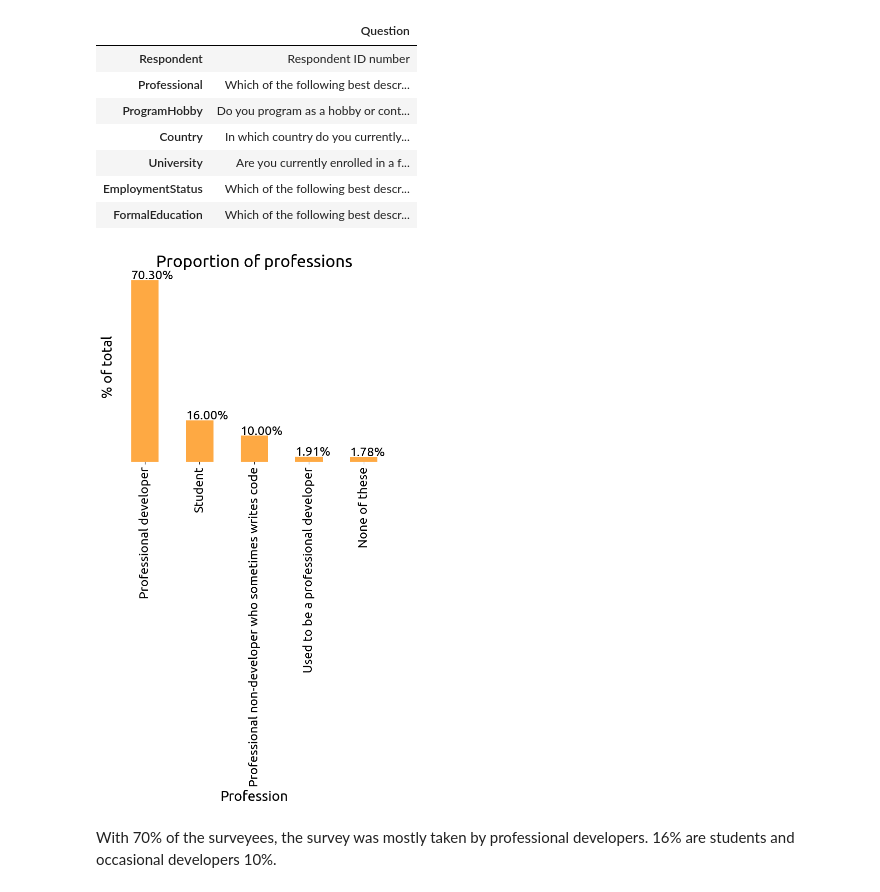
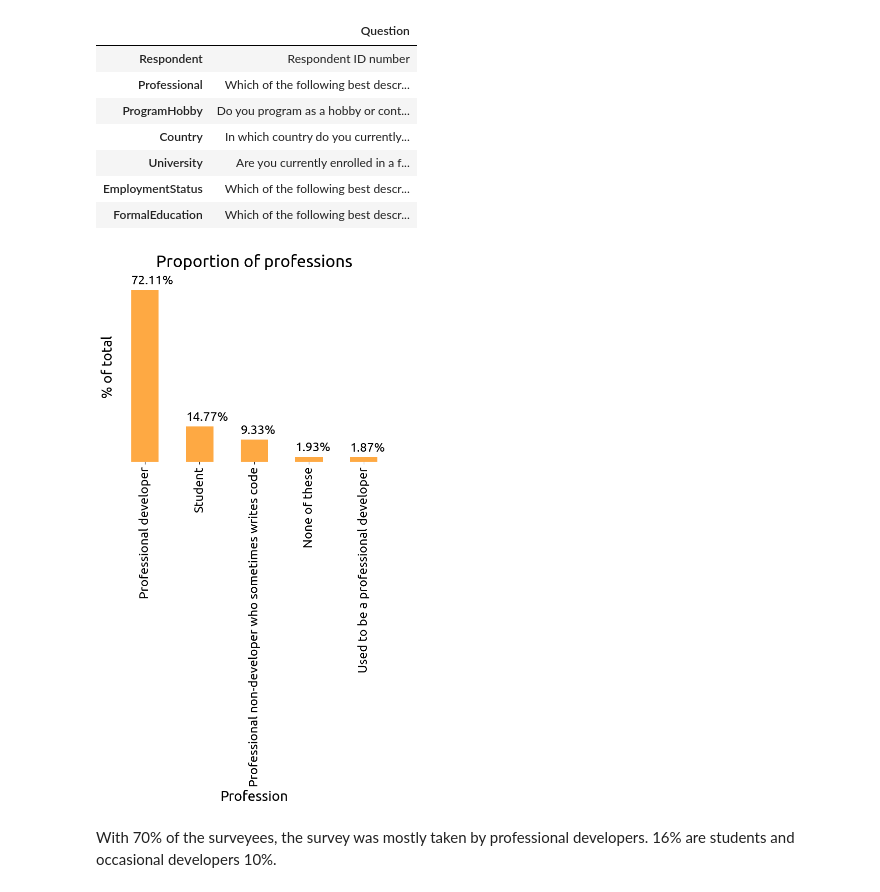
Before and after one commit to liorgefen86/dsnd, a Jupyter notebook: stackoverflow_survey/Survey - 2017.ipynb, the cells around one changed output. Saved outputs shown, nothing was run; the diff lists cells and outputs as text; code cells hidden in the pictures.

```diff
--- a/stackoverflow_survey/Survey - 2017.ipynb
+++ b/stackoverflow_survey/Survey - 2017.ipynb
@@ -49,8 +52,10 @@ def get_data(urls, file_names, overwrite=False):
 # %%
 get_data([SCHEMA, DATA], FILES, overwrite=False)
 # %%
-schema = pd.read_csv(FILES[0])
-survey = pd.read_csv(FILES[1])
+#schema = pd.read_csv(FILES[0])
+#survey = pd.read_csv(FILES[1])
+schema = pd.read_csv('survey_results_schema.csv')
+survey = pd.read_csv('survey_results_public.csv')
 # %% [markdown]
 # Analysing the DATA
 # %%
@@ -94,6 +97,6 @@ Index(['MajorUndergrad', 'HomeRemote', 'CompanySize', 'CompanyType',
 # %%
 # We will create a reduced size dataset to play with
-reduced_survey = survey.loc[:, ~survey.columns.isin(columns_with_most_na)]
+reduced_survey = survey.loc[:, survey.columns.isin(columns_wo_na)]
 # %%
 reduced_survey.head()
 # %% [output]
@@ -146,16 +149,17 @@ rc('figure', **figure)
 # %%
 pro_count = reduced_survey['Professional'].value_counts() / nr
 pro_count.plot(kind='bar', color='#FEA943')
 ax = plt.gca()
 ax.set_title('Proportion of professions')
 ax.set_xlabel('Profession')
 ax.set_ylabel('% of total')
+ax.set_ylim([0, 0.8])
 ax.set_yticks([])
 for ind, cat in enumerate(pro_count.index):
-    ax.text(ind-0.25, pro_count[cat]+0.005, f'{pro_count[cat]:.2%}')
+    ax.text(ind-0.25, pro_count[cat]+0.025, f'{pro_count[cat]:.2%}')
 plt.show()
 # %% [output]
-[figure, old version]
+[figure, new version]
 # %% [markdown]
 With 70% of the surveyees, the survey was mostly taken by professional developers. 16% are students and occasional developers 10%.
 # %%
```
Also changed, not shown: parts of 48 cells of this notebook.
